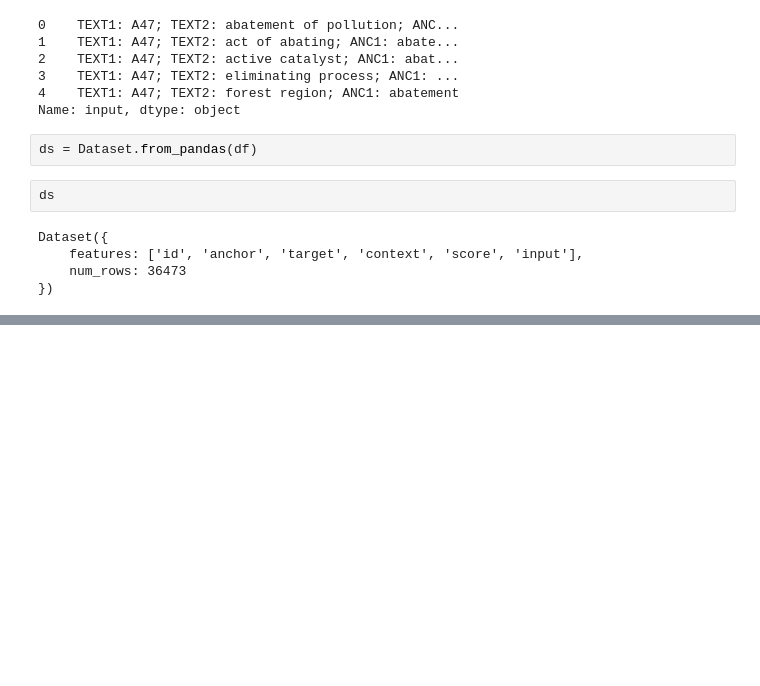
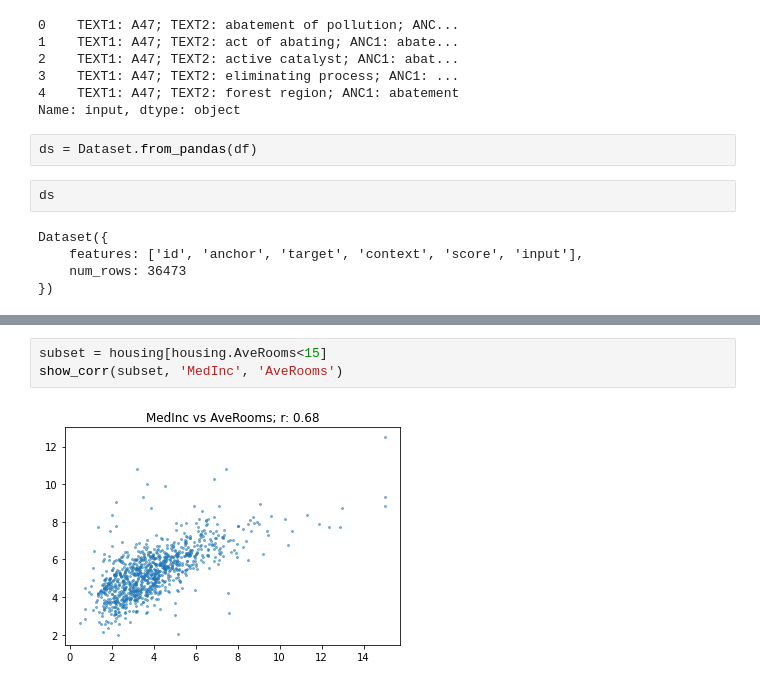
Before and after one commit to lfacc00/us-patent-phrase-to-phrase-matching, a Jupyter notebook: getting_started_with_nlp_for_absolute_beginners.ipynb, the cells around one changed output, grey strips where cells are left out. Saved outputs shown, nothing was run; the diff lists cells and outputs as text; blank space fills up the shorter version.

```diff
--- a/getting_started_with_nlp_for_absolute_beginners.ipynb
+++ b/getting_started_with_nlp_for_absolute_beginners.ipynb
@@ -61,0 +189,5 @@ Dataset({
+# %%
+subset = housing[housing.AveRooms<15]
+show_corr(subset, 'MedInc', 'AveRooms')
+# %% [output]
+[figure, added]
```
Also changed, not shown: parts of 31 cells of this notebook, 1 other file.
